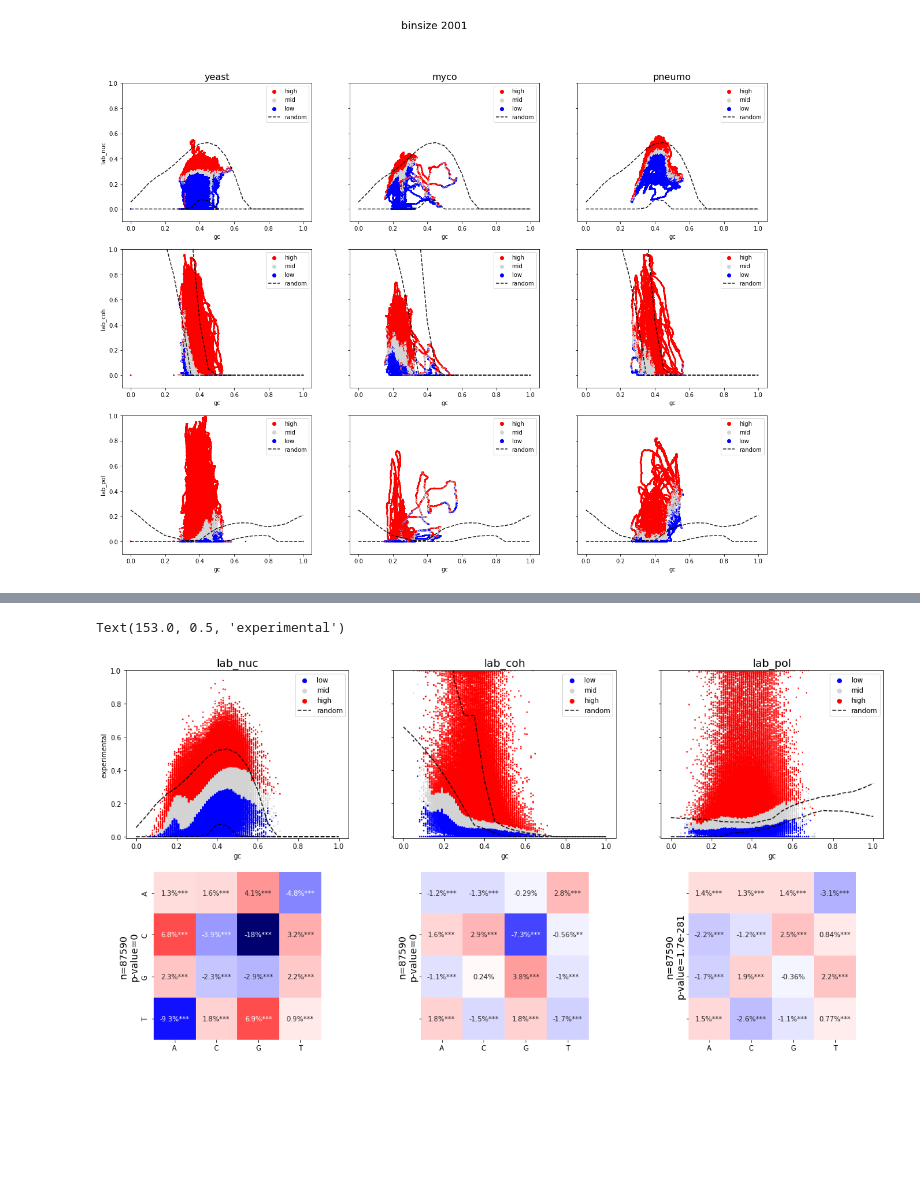
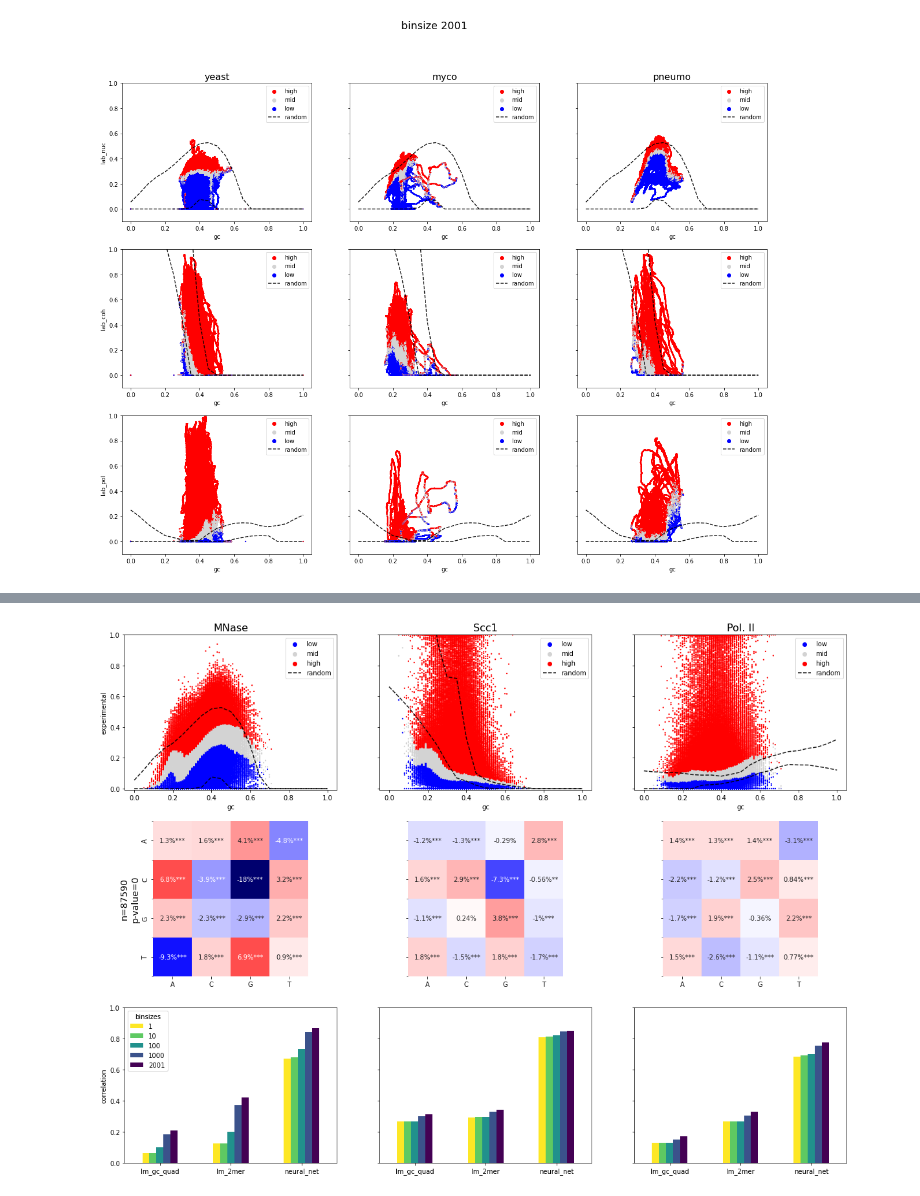
Before and after one commit to Alexwestbrook/mnhn-internship_DeepCNN_ChIP-seq, a Jupyter notebook: Exogenous_yeast.ipynb, the cells around one changed output, grey strips where cells are left out. Cells and saved outputs as stored; diff of their text form; code cells hidden in the pictures; blank space fills up the shorter version.

```diff
--- a/Exogenous_yeast.ipynb
+++ b/Exogenous_yeast.ipynb
@@ -746,7 +706,7 @@ def window_summary(one_hot, signals, binsize, on, ks=[2, 1], includeN=True):
     if on == 'yeast':
         window_one_hot, window_signals = {}, {}
         for key, oh in one_hot.items():
-            if key[:3] == 'chr': # True: #
+            if True: # key[:3] == 'chr': #
                 window_one_hot[key] = utils.chunk_regions(oh, binsize)
                 window_signals[key] = utils.chunk_regions(np.vstack([signal[key] for signal in signals.values()]).T, binsize).mean(axis=1)
         window_one_hot = np.concatenate(list(window_one_hot.values()), axis=0)
@@ -1274,12 +1238,15 @@ list(one_hots.keys())
  'XVI',
  'Mpneumo']
 # %%
-binsize = 100
+binsize = 2000
 ks = [2, 1] # [] #
 signals_lab = {
     'lab_nuc': labels_nuc,
     'lab_coh': labels_coh,
     'lab_pol': labels_pol,
+    'pred_nuc': preds_nuc_myco,
+    'pred_coh': preds_coh_myco,
+    'pred_pol': preds_pol_myco,
 }
 window_yeast, window_one_hot_yeast, window_kmers_yeast = window_summary(one_hots_yeast, signals_lab, binsize, 'yeast', ks=ks, includeN=False)
 window_myco, window_one_hot_myco, window_kmers_myco = window_summary(one_hot_myco, signals_lab, binsize, 'Mmmyco', ks=ks, includeN=False)
@@ -1292,7 +1259,7 @@ window_yeast_seps = {}
 window_myco_seps = {}
 window_pneu_seps = {}
 window_full_seps = {}
-for part1 in ['lab']:
+for part1 in ['lab', 'pred']:
     for part2 in ['nuc', 'coh', 'pol']:
         annot = f'{part1}_{part2}'
         window_yeast_seps[f'sep_{annot}'] = np.array(['discarded']*len(window_yeast))
@@ -1323,15 +1290,15 @@ except ValueError:
     window_pneu.loc[:, list(window_pneu_seps.keys())] = pd.DataFrame(window_pneu_seps)
     window_full.loc[:, list(window_full_seps.keys())] = pd.DataFrame(window_full_seps)
 # %%
-annot = 'lab_nuc'
+annot = 'pred_coh'
 k = 2
 stars_thres = np.array([0.05, 1e-2, 1e-3, -1]).reshape(1, -1)
 fig, axes = plt.subplots(2, 3, sharey='row', figsize=(20, 10), facecolor='w')
-if annot == 'lab_nuc':
+if annot[-3:] == 'nuc':
     rand_preds = preds_nuc_rand.reshape(n_gcs, -1)
-elif annot == 'lab_coh':
+elif annot[-3:] == 'coh':
     rand_preds = preds_coh_rand.reshape(n_gcs, -1)
-elif annot == 'lab_pol':
+elif annot[-3:] == 'pol':
     rand_preds = preds_pol_rand.reshape(n_gcs, -1)
 else:
     raise ValueError(f"annot can't be {annot}")
@@ -1383,19 +1435,21 @@ Text(0.5, 0.98, 'lab_nuc')
 # %%
 k = 2
 stars_thres = np.array([0.05, 1e-2, 1e-3, -1]).reshape(1, -1)
-fig, axes = plt.subplots(2, 3, sharey='row', figsize=(20, 10), facecolor='w')
-titles = ['lab_nuc', 'lab_coh', 'lab_pol']
-for j, annot in enumerate(titles):
-    if annot == 'lab_nuc':
+fig, axes = plt.subplots(3, 3, sharey='row', figsize=(20, 15), facecolor='w')
+annots = ['lab_nuc', 'lab_coh', 'lab_pol']
+titles = ['MNase', 'Scc1', 'Pol. II']
+for j, annot in enumerate(annots):
+    # Row 0
+    if annot[-3:] == 'nuc':
         rand_preds = preds_nuc_rand.reshape(n_gcs, -1)
-    elif annot == 'lab_coh':
+    elif annot[-3:] == 'coh':
         rand_preds = preds_coh_rand.reshape(n_gcs, -1)
-    elif annot == 'lab_pol':
+    elif annot[-3:] == 'pol':
         rand_preds = preds_pol_rand.reshape(n_gcs, -1)
     else:
         raise ValueError(f"annot can't be {annot}")
     qmin, qmax = np.quantile(rand_preds, [0.05, 0.95], axis=1)
-    axes[0, j].set_title(annot, fontsize=16)
+    axes[0, j].set_title(titles[j], fontsize=16)
     sns.scatterplot(ax=axes[0, j], data=window_full.loc[window_full[f'sep_{annot}'] != 'discarded'], x='gc', y=annot,
                     hue=f'sep_{annot}', hue_order=['low', 'mid', 'high'], palette=['b', 'lightgray', 'r'],
                     ec=None, s=5)
@@ -1403,33 +1457,59 @@ for j, annot in enumerate(titles):
     axes[0, j].plot(gcs, qmax, color='k', linestyle='--', alpha=0.9)
     axes[0, j].legend().set_title('')
 
+    # Row 1
     low_mask = window_full.loc[:, f'sep_{annot}'] == 'low'
     high_mask = window_full.loc[:, f'sep_{annot}'] == 'high'
     df_low = utils.kmer_counts(window_one_hot_full[low_mask], k, includeN=False)
     df_high = utils.kmer_counts(window_one_hot_full[high_mask], k, includeN=False)
     df_pvals = pd.Series(
         0.,
         index=df_low.index)
     for kmer in df_low.index:
         df_pvals.loc[kmer] = scipy.stats.chi2_contingency(
             [[df_high.loc[kmer], df_high.loc[df_high.index!=kmer].sum()],
              [df_low.loc[kmer], df_low.loc[df_low.index!=kmer].sum()]]
         )[1]
     global_pval = scipy.stats.chi2_contingency(pd.concat([df_high, df_low], axis=1))[1]
     df_pvals2D = df_pvals.sort_index()
 
     df_percdiff = (df_high - df_low) / (df_high + df_low) * 200
     df_percdiff2D = df_percdiff.sort_index()
 
     stars = np.argmax(df_pvals2D.to_numpy().reshape(16, 1) > stars_thres, axis=1)
     annotation = np.array([f"{format(v, '.2g')}%" + "*"*s for v, s in zip(df_percdiff2D.values, stars)]).reshape(4, 4)
     sns.heatmap(df_percdiff2D.unstack(), cmap='seismic', annot=annotation, fmt='', ax=axes[1, j], center=0, vmax=20, cbar=False, square=True)
     lab = (f'n={low_mask.sum()}\n'
            f'p-value={format(global_pval, ".2g")}')
     axes[1, j].set_ylabel(lab, fontsize=14)
 
+    # Row 2
+    plot_df = pd.DataFrame(index=['lm_gc_quad', 'lm_2mer', 'neural_net'])
+    binsizes = [1] + list(sliding_yeast_smooth.keys())
+    # df_tuple_list = [(sliding_yeast, sliding_myco, sliding_pneu)] + [
+    #     (sliding_yeast_smooth[binsize], sliding_myco_smooth[binsize], sliding_pneu_smooth[binsize]) for binsize in binsizes[1:]]
+    df_tuple_list = [(sliding_yeast, )] + [
+        (sliding_yeast_smooth[binsize], ) for binsize in binsizes[1:]]
+    for binsize, df_tuple in zip(binsizes, df_tuple_list):
+        corrs_mod_yeast = utils.lineWiseCorrcoef(
+            np.concatenate([
+                df.loc[:, [f'lm_gc_quad_{annot}{modsuf}', f'lm_2mer_{annot}{modsuf}', f'pred_{annot[-3:]}_myco']].T.to_numpy()
+                for df, modsuf in zip(df_tuple, ['', '_mod_yeast', '_mod_yeast'])
+            ], axis=1),
+            np.concatenate([
+                df[annot].to_numpy()
+                for df in df_tuple
+            ])
+            )
+        plot_df[binsize] = corrs_mod_yeast
+    plot_df.plot.bar(color=mpl.cm.get_cmap('viridis', len(plot_df.columns)).colors[::-1],
+                        ax=axes[2, j], legend=False, rot=0)
 axes[0, 1].set_ylim(bottom=-0.01, top=1)
 axes[0, 0].set_ylabel('experimental')
+
+axes[2, 0].set_ylabel('correlation')
+axes[2, 0].legend(title='binsizes')
+axes[2, 0].set_ylim((0, 1))
+plt.savefig(Path(data_dir, species, 'results', 'kmers', 'complete_scatter_binsize100_corrvalues2-14-17mid.svg'), bbox_inches='tight')
 # %% [output]
-Text(153.0, 0.5, 'experimental')
-[figure, old version]
+[figure, new version]
```
Also changed, not shown: parts of 41 cells of this notebook, 2 other files.
